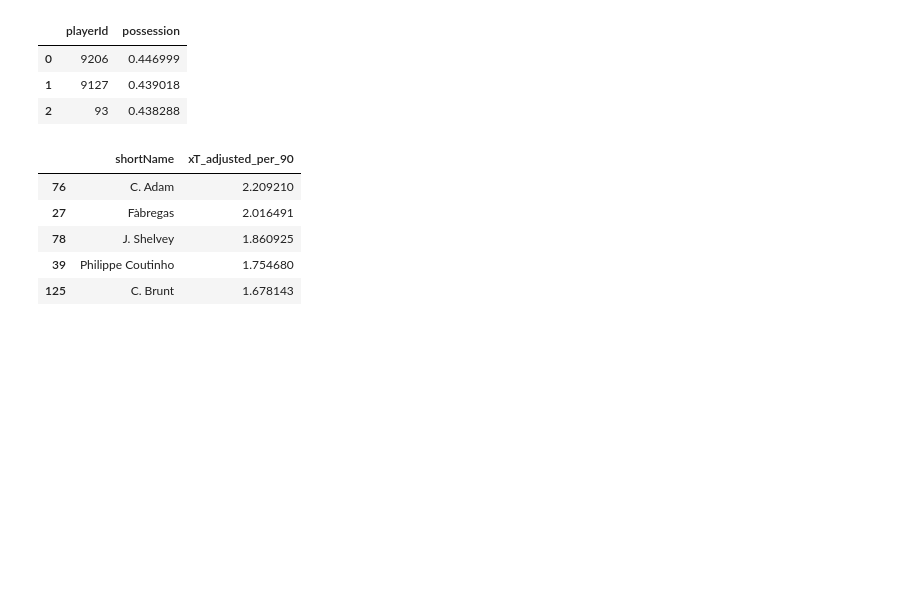
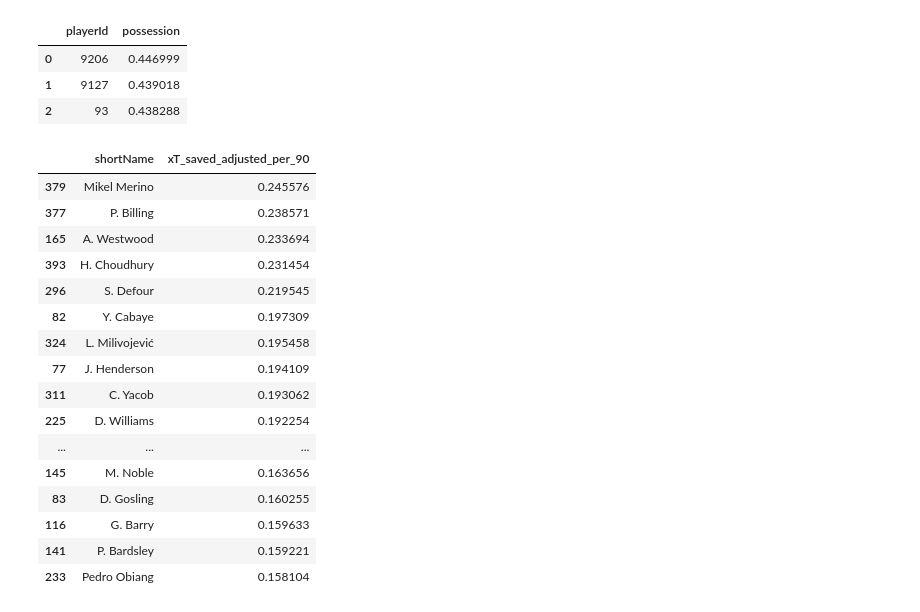
Before and after one commit to yashkarle/soccer-ds-stats, a Jupyter notebook: Projects/4UppsalaMMS/4_ValuingActions/xT_position_based.ipynb, the cells around one changed output. Saved outputs shown, nothing was run; the diff lists cells and outputs as text; code cells hidden in the pictures; blank space fills up the shorter version.

```diff
--- a/Projects/4UppsalaMMS/4_ValuingActions/xT_position_based.ipynb
+++ b/Projects/4UppsalaMMS/4_ValuingActions/xT_position_based.ipynb
@@ -28,6 +48,9 @@ df = pd.concat([df, pd.DataFrame(data)])
 # %%
 next_event = df.shift(-1, fill_value=0)
 df["nextEvent"] = next_event["subEventName"]
+df["nextPlayerId"] = next_event["playerId"]
+df["nextTeamId"] = next_event["teamId"]
+
 df["kickedOut"] = df.apply(lambda x: 1 if x.nextEvent == "Ball out of the field" else 0, axis = 1)
 
 #get move_df
@@ -314,3 +357,12 @@ successful_moves["xT_added"] = successful_moves.apply(lambda row: xT[row.end_sec
 
 #only progressive
 value_adding_actions = successful_moves.loc[successful_moves["xT_added"] > 0]
+# %%
+# intercepted middle 3rd passes
+interceptions = move_df.loc[move_df.apply(lambda x:{'id':1802} in x.tags, axis = 1) & (move_df["end_x"] < 2*105/3) & (move_df["end_x"] > 105/3)]
+
+# calculate potential xT
+interceptions["xT_saved"] = interceptions.apply(lambda row: xT[row.end_sector[1] - 1][row.end_sector[0] - 1], axis = 1)
+
+# only if possession changes
+value_saving_actions = interceptions.loc[interceptions["teamId"] != interceptions["nextteamId"]]
@@ -330,26 +398,27 @@ move_df.head(3)
 3 rows × 21 columns
 # %%
 #group by player
-xT_by_player = move_df.groupby(["playerId"])["xT_added"].sum().reset_index()
+xT_saved_by_player = value_saving_actions.groupby(["nextplayerId"])["xT_saved"].sum().reset_index()
 
 #merging player name
 path = os.path.join(str(pathlib.Path().resolve().parents[0]), "data", 'Wyscout', 'players.json')
 player_df = pd.read_json(path, encoding='unicode-escape')
-player_df.rename(columns = {'wyId':'playerId'}, inplace=True)
+player_df.rename(columns = {'wyId':'nextplayerId'}, inplace=True)
 player_df["role"] = player_df.apply(lambda x: x.role["name"], axis = 1)
-to_merge = player_df[['playerId', 'shortName', 'role']]
-summary = xT_by_player.merge(to_merge, how = "left", on = ["playerId"])
+to_merge = player_df[['nextplayerId', 'shortName', 'role']]
+summary = xT_saved_by_player.merge(to_merge, how = "left", on = ["nextplayerId"])
 
 #filtering over 400 per game
 path = os.path.join(str(pathlib.Path().resolve().parents[0]), "data", "Wyscout", "minutes_played", 'minutes_played_per_game_England.json')
 minutes_per_game = pd.read_json(path, encoding='unicode-escape')
+minutes_per_game.rename(columns = {'playerId':'nextplayerId'}, inplace=True)
 # with open(path) as f:
 #     minutes_per_game = json.load(f)
 # minutes_per_game = pd.DataFrame(minutes_per_game)
-minutes = minutes_per_game.groupby(["playerId"]).minutesPlayed.sum().reset_index()
-summary = minutes.merge(summary, how = "left", on = ["playerId"])
+minutes = minutes_per_game.groupby(["nextplayerId"]).minutesPlayed.sum().reset_index()
+summary = minutes.merge(summary, how = "left", on = ["nextplayerId"])
 summary = summary.fillna(0)
 summary = summary.loc[summary["minutesPlayed"] > 400]
 
 #calculating per 90
-summary["xT_per_90"] = summary["xT_added"]*90/summary["minutesPlayed"]
+summary["xT_saved_per_90"] = summary["xT_saved"]*90/summary["minutesPlayed"]
@@ -424,18 +502,30 @@ percentage_df.to_json('../data/Wyscout/minutes_played/player_possession_England.
 # %%
 #adjusting for possession
 # path = os.path.join(str(pathlib.Path().resolve().parents[0]), "data", "Wyscout", "minutes_played", 'player_possession_England.json')
 # with open(path) as f:
 #     percentage_df = json.load(f)
 # percentage_df = pd.DataFrame(percentage_df)
 
 #merge it
-summary = summary.merge(percentage_df, how = "left", on = ["playerId"])
-summary["xT_adjusted_per_90"] = (summary["xT_added"]/summary["possession"])*90/summary["minutesPlayed"]
-summary[['shortName', 'xT_adjusted_per_90']].sort_values(by='xT_adjusted_per_90', ascending=False).head(5)
+percentage_df.rename(columns = {'playerId':'nextplayerId'}, inplace=True)
+summary = summary.merge(percentage_df, how = "left", on = ["nextplayerId"])
+summary["xT_saved_adjusted_per_90"] = (summary["xT_saved"]/summary["possession"])*90/summary["minutesPlayed"]
+summary[['shortName', 'xT_saved_adjusted_per_90']].sort_values(by='xT_saved_adjusted_per_90', ascending=False).head(25)
 # %% [output]
-|  | shortName | xT_adjusted_per_90 |
-| 76 | C. Adam | 2.209210 |
-| 27 | Fàbregas | 2.016491 |
-| 78 | J. Shelvey | 1.860925 |
-| 39 | Philippe Coutinho | 1.754680 |
-| 125 | C. Brunt | 1.678143 |
+|  | shortName | xT_saved_adjusted_per_90 |
+| 379 | Mikel Merino | 0.245576 |
+| 377 | P. Billing | 0.238571 |
+| 165 | A. Westwood | 0.233694 |
+| 393 | H. Choudhury | 0.231454 |
+| 296 | S. Defour | 0.219545 |
+| 82 | Y. Cabaye | 0.197309 |
+| 324 | L. Milivojević | 0.195458 |
+| 77 | J. Henderson | 0.194109 |
+| 311 | C. Yacob | 0.193062 |
+| 225 | D. Williams | 0.192254 |
+| ... | ... | ... |
+| 145 | M. Noble | 0.163656 |
+| 83 | D. Gosling | 0.160255 |
+| 116 | G. Barry | 0.159633 |
+| 141 | P. Bardsley | 0.159221 |
+| 233 | Pedro Obiang | 0.158104 |
```
Also changed, not shown: parts of 4 cells of this notebook, 3 other files.
